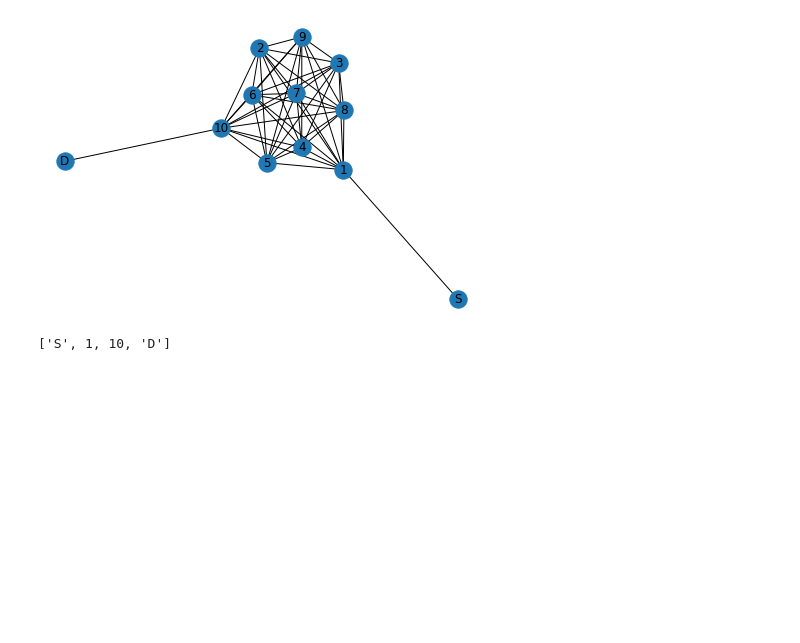
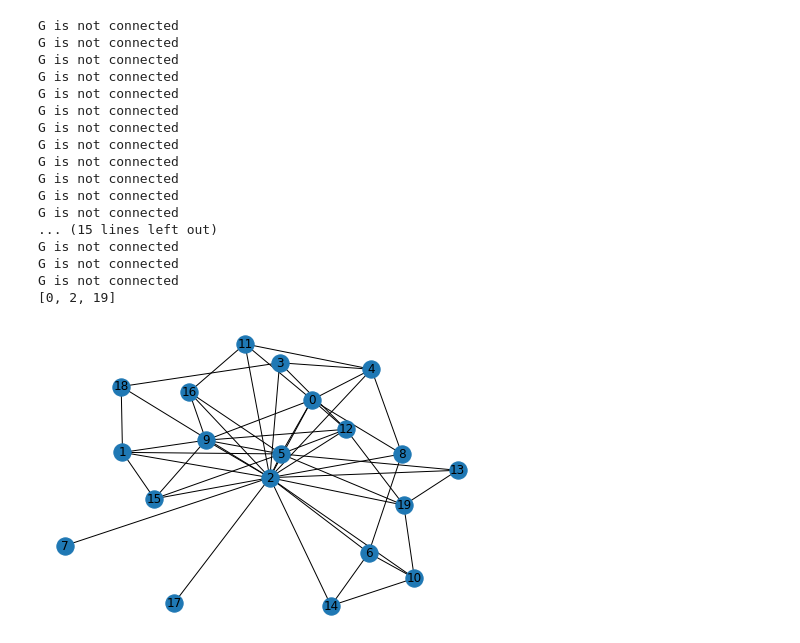
Before and after one commit to apeiffer/IoTSecurity, a Jupyter notebook: code/Network Generation.ipynb, the cells around one changed output. Saved outputs shown, nothing was run; the diff lists cells and outputs as text; code cells hidden in the pictures; blank space fills up the shorter version.

Commit message:
Added random networks

```diff
--- a/code/Network Generation.ipynb
+++ b/code/Network Generation.ipynb
@@ -68,7 +4,0 @@ def generate_network(N):
-# %%
-G = generate_network(10)
-P = nx.shortest_path(G, src, dst)
-print(P)
-# %% [output]
-[figure, removed]
-['S', 1, 10, 'D']
@@ -74,0 +9,47 @@ print(P)
+# %%
+def random_edge(graph):
+    edges = list(graph.edges)
+    nonedges = list(nx.non_edges(graph))
+
+    # random edge choice
+    chosen_edge = random.choice(edges)
+    chosen_nonedge = random.choice([x for x in nonedges if chosen_edge[0] == x[0] or chosen_edge[0] == x[1]])
+    graph.add_edge(chosen_nonedge[0], chosen_nonedge[1])
+
+    return graph
+# %%
+N = 20          # number of nodes (including source and destination)
+edge_prob = 0.1 # edge probability
+
+src = 0
+dst = N - 1
+
+G = nx.gnp_random_graph(N, edge_prob)
+
+while not nx.is_connected(G):
+    G = random_edge(G)
+
+P = nx.shortest_path(G, src, dst)
+print(P)
+
+
+draw_graph(G)
+# %% [output]
+G is not connected
+G is not connected
+G is not connected
+G is not connected
+G is not connected
+G is not connected
+G is not connected
+G is not connected
+G is not connected
+G is not connected
+G is not connected
+G is not connected
+... (15 lines left out)
+G is not connected
+G is not connected
+G is not connected
+[0, 2, 19]
+[figure, added]
```
Also changed, not shown: parts of 3 cells of this notebook.
